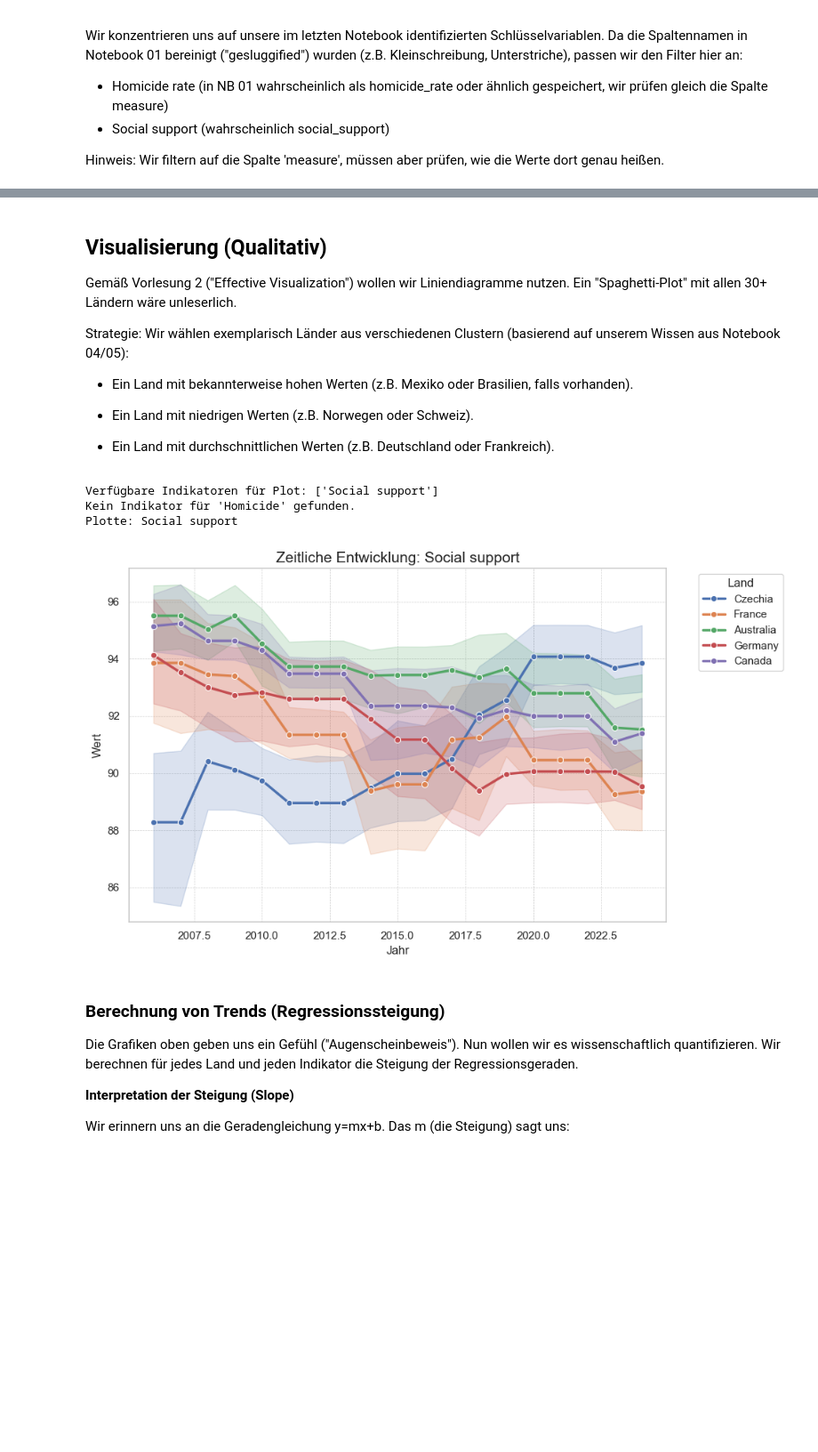
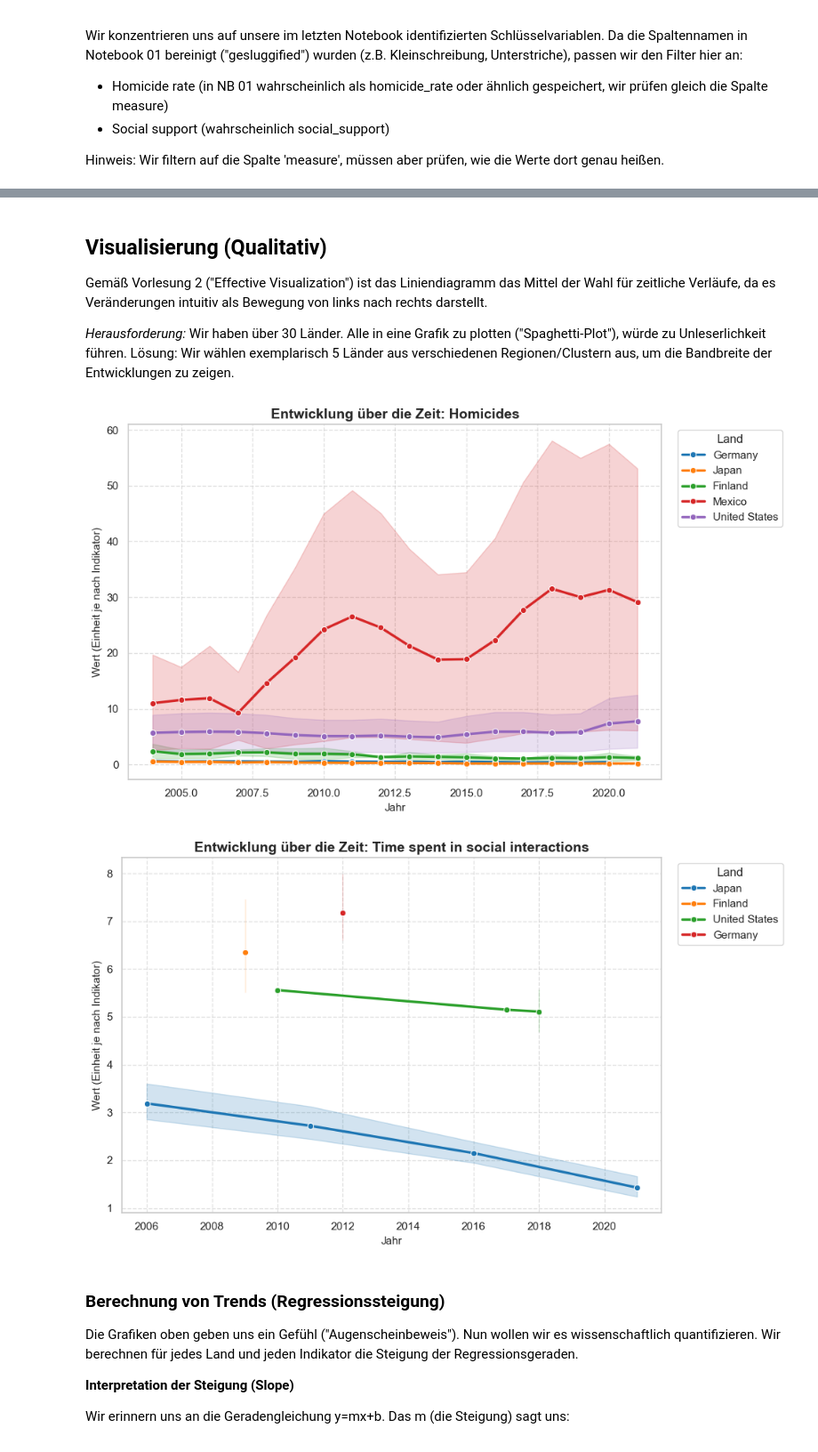
Before and after one commit to flurinasophie/Statistik_Projekt_OECDWellBeing, a Jupyter notebook: notebooks/06_Zeitreihenanalyse_und_Trends.ipynb, the cells around one changed output, grey strips where cells are left out. Shown at 89% size. Saved outputs shown, nothing was run; the diff lists cells and outputs as text; code cells hidden in the pictures; blank space fills up the shorter version.

Commit message:
notebook 6 adaptations

```diff
--- a/notebooks/06_Zeitreihenanalyse_und_Trends.ipynb
+++ b/notebooks/06_Zeitreihenanalyse_und_Trends.ipynb
@@ -139,71 +133,51 @@ Verfügbare Jahre: 2006 bis 2024
 # %% [markdown]
 ## Visualisierung (Qualitativ)
 
-Gemäß Vorlesung 2 ("Effective Visualization") wollen wir Liniendiagramme nutzen. Ein "Spaghetti-Plot" mit allen 30+ Ländern wäre unleserlich.
+Gemäß Vorlesung 2 ("Effective Visualization") ist das Liniendiagramm das Mittel der Wahl für zeitliche Verläufe, da es Veränderungen intuitiv als Bewegung von links nach rechts darstellt.
 
-Strategie: Wir wählen exemplarisch Länder aus verschiedenen Clustern (basierend auf unserem Wissen aus Notebook 04/05):
-
-- Ein Land mit bekannterweise hohen Werten (z.B. Mexiko oder Brasilien, falls vorhanden).
-
-- Ein Land mit niedrigen Werten (z.B. Norwegen oder Schweiz).
-
-- Ein Land mit durchschnittlichen Werten (z.B. Deutschland oder Frankreich).
+*Herausforderung:* Wir haben über 30 Länder. Alle in eine Grafik zu plotten ("Spaghetti-Plot"), würde zu Unleserlichkeit führen. Lösung: Wir wählen exemplarisch 5 Länder aus verschiedenen Regionen/Clustern aus, um die Bandbreite der Entwicklungen zu zeigen.
 # %%
 def plot_time_series(indicator_name, countries_to_plot):
     """
-    Erstellt ein Zeitreihendiagramm für ausgewählte Länder und einen Indikator.
+    Erstellt ein sauberes Liniendiagramm gemäß VL2-Prinzipien.
     """
-    # Daten für den spezifischen Indikator filtern
+    # Daten filtern
     subset = df_ts_filtered[
         (df_ts_filtered['measure'] == indicator_name) &
         (df_ts_filtered['reference_area'].isin(countries_to_plot))
-    ]
+    ].sort_values('year')
 
     if subset.empty:
-        print(f"Warnung: Keine Daten für '{indicator_name}' gefunden (Prüfe Ländernamen!).")
+        print(f"Keine Daten für {indicator_name} und die gewählten Länder.")
         return
 
     plt.figure(figsize=(10, 6))
-    # Wir sortieren nach Jahr, damit die Linie sauber gezeichnet wird
-    subset = subset.sort_values('year')
 
-    sns.lineplot(data=subset, x="year", y="value", hue="reference_area", marker="o", linewidth=2.5)
+    # Plotten mit Markern für jeden Datenpunkt (zeigt Datendichte)
+    sns.lineplot(data=subset, x="year", y="value", hue="reference_area",
+                 marker="o", linewidth=2.5, palette="tab10")
 
-    plt.title(f"Zeitliche Entwicklung: {indicator_name}", fontsize=15)
-    plt.ylabel("Wert", fontsize=12)
-    plt.xlabel("Jahr", fontsize=12)
-    plt.legend(title="Land", bbox_to_anchor=(1.05, 1), loc='upper left')
-    plt.grid(True, which='both', linestyle='--', linewidth=0.5)
+    plt.title(f"Entwicklung über die Zeit: {indicator_name}", fontsize=14, fontweight='bold')
+    plt.ylabel("Wert (Einheit je nach Indikator)", fontsize=11)
+    plt.xlabel("Jahr", fontsize=11)
+    plt.legend(title="Land", bbox_to_anchor=(1.02, 1), loc='upper left')
+    plt.grid(True, linestyle='--', alpha=0.6) # Hilfslinien für bessere Lesbarkeit
     plt.tight_layout()
     plt.show()
 
+# Wir wählen Länder, die wir auch in NB 04/05 betrachtet haben oder die interessant sind
+# Bitte sicherstellen, dass diese Namen exakt so in der Spalte 'reference_area' vorkommen
+sample_countries = ['Germany', 'United States', 'Mexico', 'Finland', 'Japan']
 
-sample_countries = ['Germany', 'France', 'Australia', 'Canada', 'Czechia']
+# Plots generieren
+if homicide_name:
+    plot_time_series(homicide_name, sample_countries)
 
-# Wir prüfen, welche Schreibweise im Datensatz vorhanden ist
-available_measures = df_ts_filtered['measure'].unique()
-print(f"Verfügbare Indikatoren für Plot: {available_measures}")
-
-# Plot 1: Mordrate (Suche nach "omicide" im Namen)
-homicide_label = next((m for m in available_measures if "omicide" in m), None)
-if homicide_label:
-    print(f"Plotte: {homicide_label}")
-    plot_time_series(homicide_label, sample_countries)
-else:
-    print("Kein Indikator für 'Homicide' gefunden.")
-
-# Plot 2: Soziale Unterstützung (Suche nach "ocial" im Namen)
-social_label = next((m for m in available_measures if "ocial" in m), None)
-if social_label:
-    print(f"Plotte: {social_label}")
-    plot_time_series(social_label, sample_countries)
-else:
-    print("Kein Indikator für 'Social support' gefunden.")
+if social_name:
+    plot_time_series(social_name, sample_countries)
 # %% [output]
-Verfügbare Indikatoren für Plot: ['Social support']
-Kein Indikator für 'Homicide' gefunden.
-Plotte: Social support
-[figure, old version]
+[figure, new version]
+[figure, added]
 # %% [markdown]
 ### Berechnung von Trends (Regressionssteigung)
 
```
Also changed, not shown: parts of 9 cells of this notebook.
